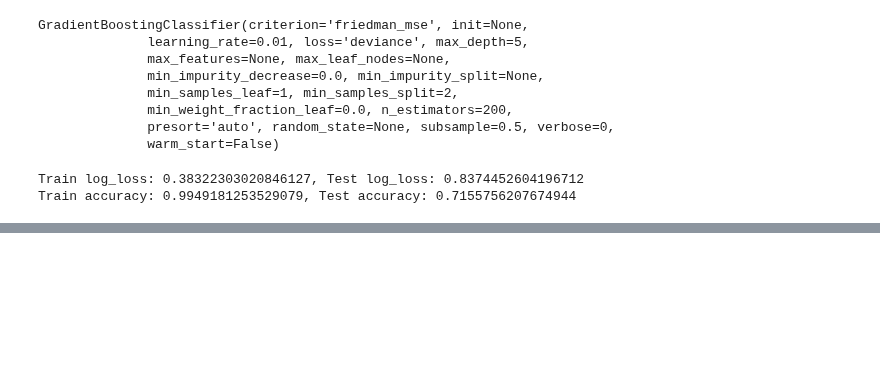
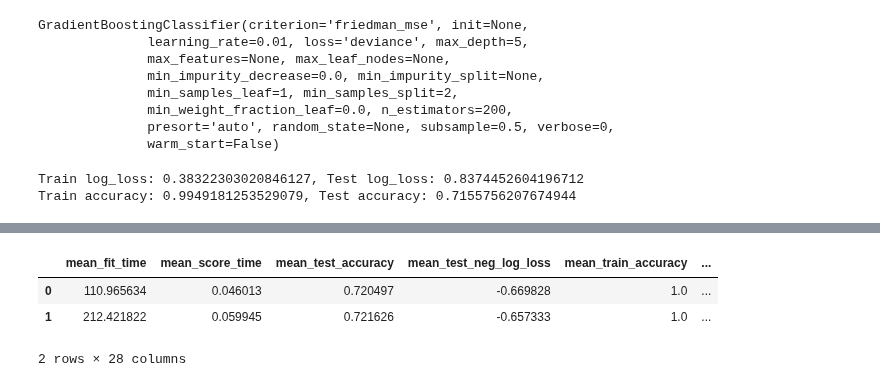
Before and after one commit to NathanielBlairStahn/tree-logic, a Jupyter notebook: notebooks/20180517_more_species/logistic_and_gb_4_species.ipynb, the cells around one changed output, grey strips where cells are left out. Drawn from its saved outputs; the diff is of its cells as text; code cells hidden in the pictures; blank space fills up the shorter version.

```diff
--- a/notebooks/20180517_more_species/logistic_and_gb_4_species.ipynb
+++ b/notebooks/20180517_more_species/logistic_and_gb_4_species.ipynb
@@ -384,0 +440,7 @@ gb_model = GradientBoostingClassifier(learning_rate=0.05, n_estimators=250, subs
+# %%
+pd.DataFrame(gridsearch.cv_results_)
+# %% [output]
+|  | mean_fit_time | mean_score_time | mean_test_accuracy | mean_test_neg_log_loss | mean_train_accuracy | ... |
+| 0 | 110.965634 | 0.046013 | 0.720497 | -0.669828 | 1.0 | ... |
+| 1 | 212.421822 | 0.059945 | 0.721626 | -0.657333 | 1.0 | ... |
+2 rows × 28 columns
```
Also changed, not shown: parts of 9 cells of this notebook.
